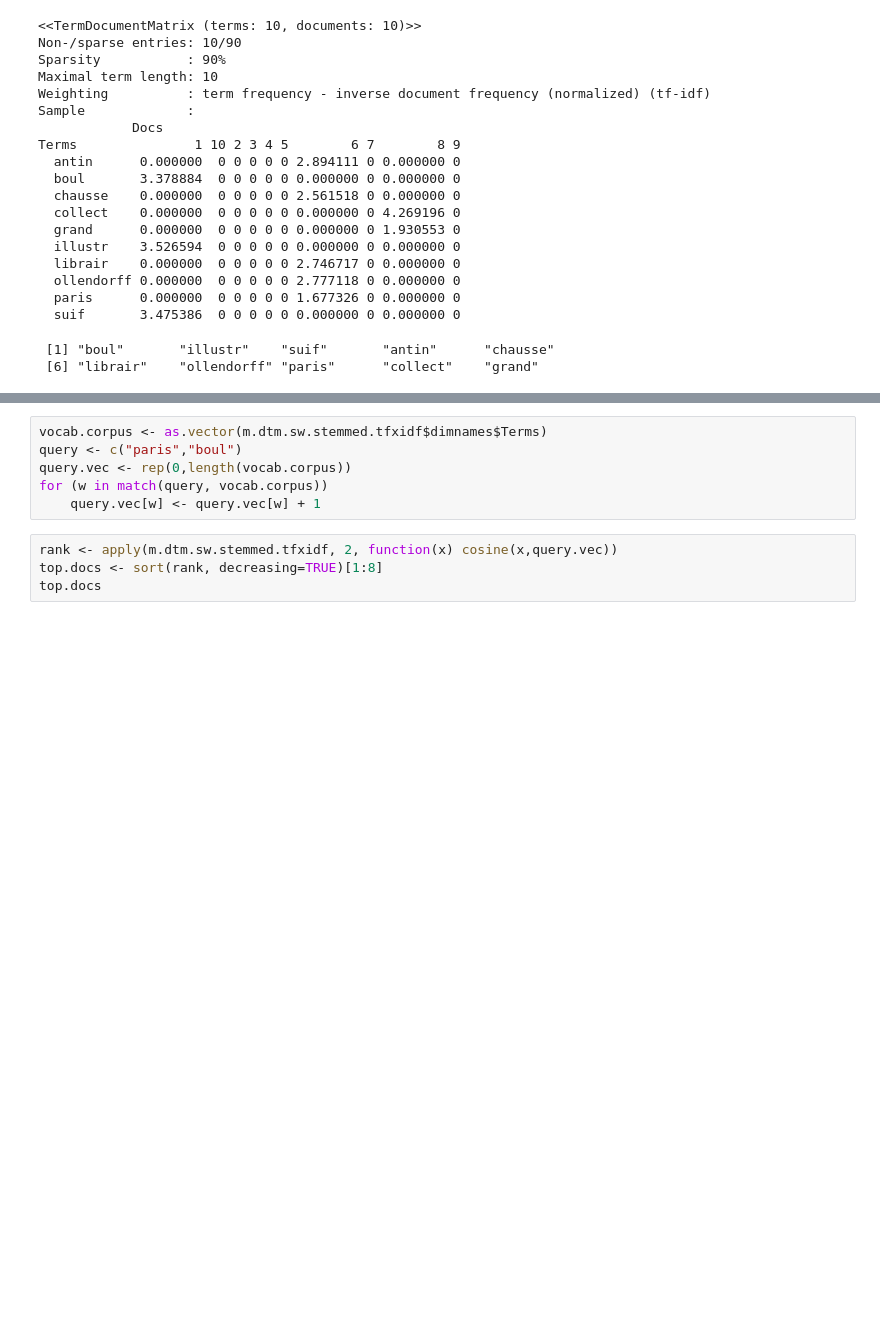
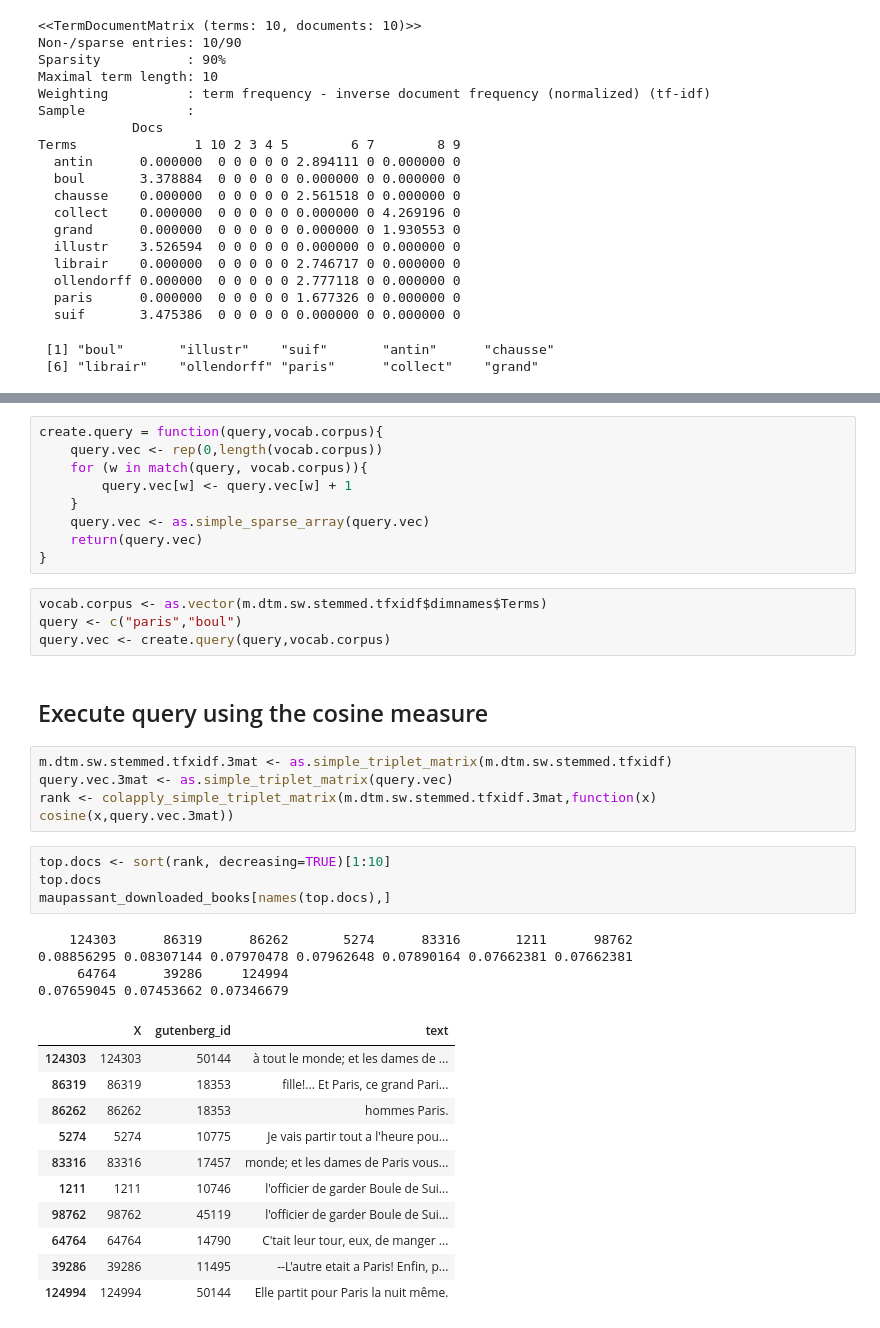
Before and after one commit to SergioPeignier/text_mining, a Jupyter notebook: Maupassant full text analysis.ipynb, the cells around one changed output, grey strips where cells are left out. Cells and saved outputs as stored; diff of their text form; blank space fills up the shorter version.

```diff
--- a/Maupassant full text analysis.ipynb
+++ b/Maupassant full text analysis.ipynb
@@ -281,10 +265,39 @@ Terms               1 10 2 3 4 5        6 7        8 9
+# %%
+create.query = function(query,vocab.corpus){
+    query.vec <- rep(0,length(vocab.corpus))
+    for (w in match(query, vocab.corpus)){
+        query.vec[w] <- query.vec[w] + 1
+    }
+    query.vec <- as.simple_sparse_array(query.vec)
+    return(query.vec)
+}
 # %%
 vocab.corpus <- as.vector(m.dtm.sw.stemmed.tfxidf$dimnames$Terms)
 query <- c("paris","boul")
-query.vec <- rep(0,length(vocab.corpus))
-for (w in match(query, vocab.corpus))
-    query.vec[w] <- query.vec[w] + 1
+query.vec <- create.query(query,vocab.corpus)
-# %%
-rank <- apply(m.dtm.sw.stemmed.tfxidf, 2, function(x) cosine(x,query.vec))
-top.docs <- sort(rank, decreasing=TRUE)[1:8]
-top.docs
+# %% [markdown]
+## Execute query using the cosine measure
+# %%
+m.dtm.sw.stemmed.tfxidf.3mat <- as.simple_triplet_matrix(m.dtm.sw.stemmed.tfxidf)
+query.vec.3mat <- as.simple_triplet_matrix(query.vec)
+rank <- colapply_simple_triplet_matrix(m.dtm.sw.stemmed.tfxidf.3mat,function(x) cosine(x,query.vec.3mat))
+# %%
+top.docs <- sort(rank, decreasing=TRUE)[1:10]
+top.docs
+maupassant_downloaded_books[names(top.docs),]
+# %% [output]
+    124303      86319      86262       5274      83316       1211      98762
+0.08856295 0.08307144 0.07970478 0.07962648 0.07890164 0.07662381 0.07662381
+     64764      39286     124994
+0.07659045 0.07453662 0.07346679
+|  | X | gutenberg_id | text |
+| 124303 | 124303 | 50144 | à tout le monde; et les dames de ... |
+| 86319 | 86319 | 18353 | fille!... Et Paris, ce grand Pari... |
+| 86262 | 86262 | 18353 | hommes Paris. |
+| 5274 | 5274 | 10775 | Je vais partir tout a l'heure pou... |
+| 83316 | 83316 | 17457 | monde; et les dames de Paris vous... |
+| 1211 | 1211 | 10746 | l'officier de garder Boule de Sui... |
+| 98762 | 98762 | 45119 | l'officier de garder Boule de Sui... |
+| 64764 | 64764 | 14790 | C'tait leur tour, eux, de manger ... |
+| 39286 | 39286 | 11495 | --L'autre etait a Paris! Enfin, p... |
+| 124994 | 124994 | 50144 | Elle partit pour Paris la nuit même. |
```
Also changed, not shown: parts of 12 cells of this notebook.
